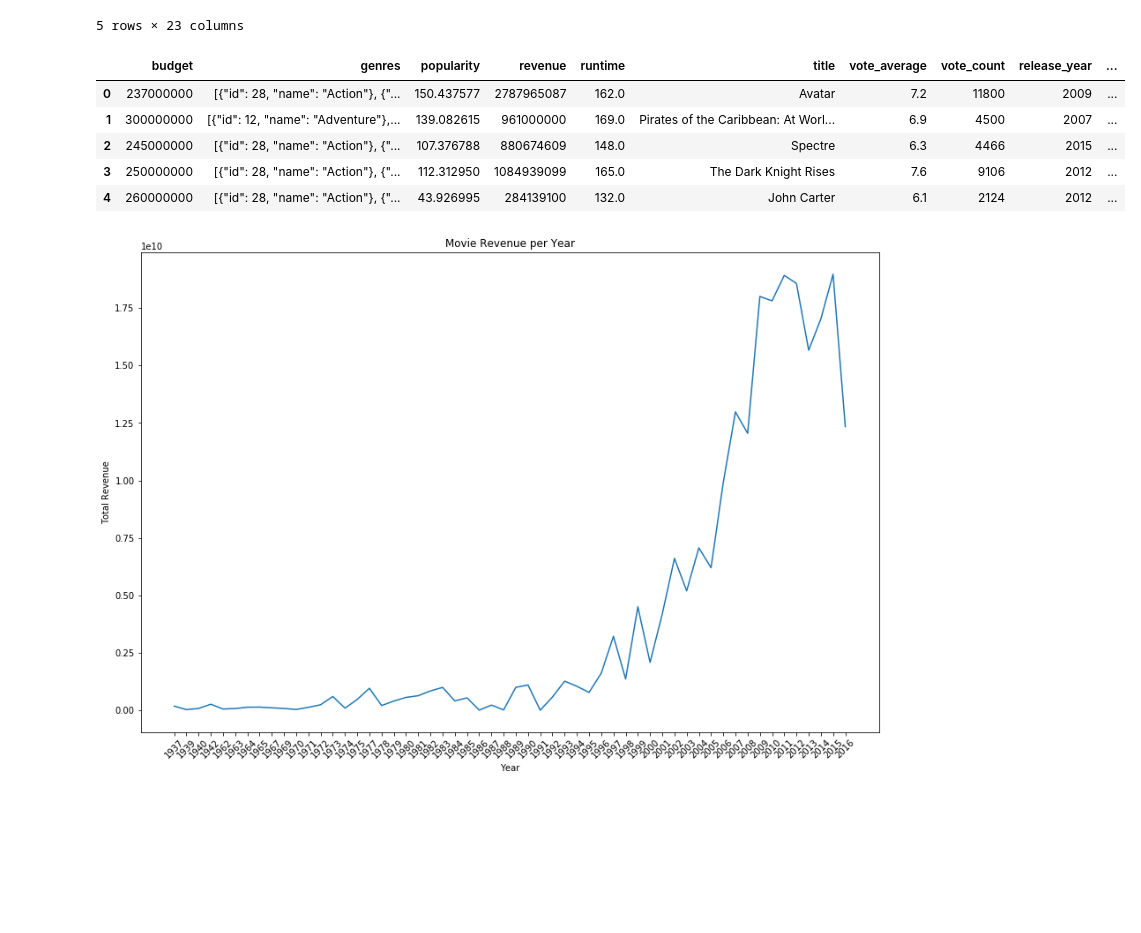
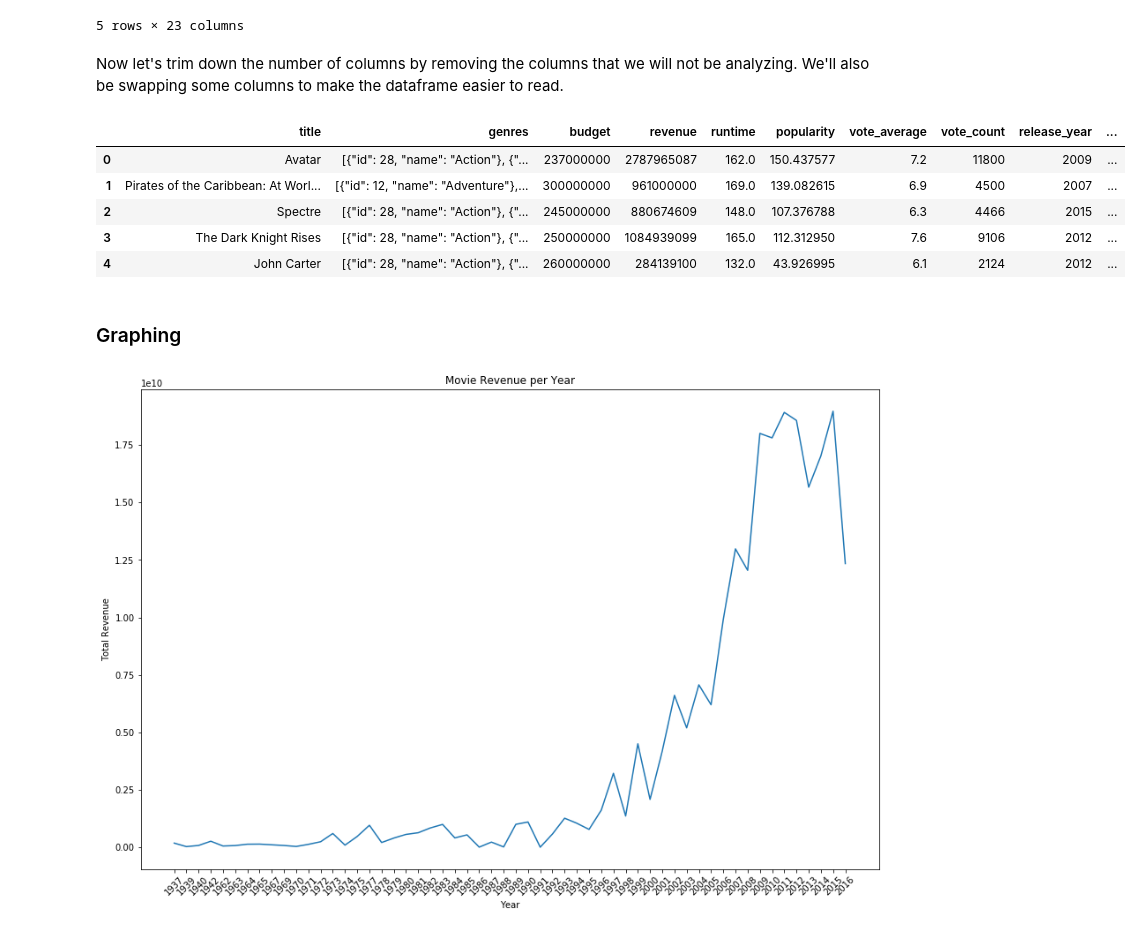
Before and after one commit to atulbharati/kevinh415.github.io, a Jupyter notebook: Movie.ipynb, the cells around one changed output. Cells and saved outputs as stored; diff of their text form; code cells hidden in the pictures; blank space fills up the shorter version.

Commit message:
Added 'Looking at the Genres' and other minor tweaks

```diff
--- a/Movie.ipynb
+++ b/Movie.ipynb
@@ -73,17 +81,38 @@ movies.head()
 | 3 | 250000000 | [{"id": 28, "name": "Action"}, {"... | http://www.thedarkknightrises.com/ | 49026 | [{"id": 849, "name": "dc comics"}... | en | The Dark Knight Rises | Following the death of District A... | ... |
 | 4 | 260000000 | [{"id": 28, "name": "Action"}, {"... | http://movies.disney.com/john-carter | 49529 | [{"id": 818, "name": "based on no... | en | John Carter | John Carter is a war-weary, forme... | ... |
 5 rows × 23 columns
+# %% [markdown]
+Now let's trim down the number of columns by removing the columns that we will not be analyzing.
+We'll also be swapping some columns to make the dataframe easier to read.
 # %%
 # Remove columns that are not vital for analysis
 movies.drop(columns=['release_date', 'original_language', 'status', 'keywords', 'original_title', 'overview', 'homepage', 'id', 'production_companies', 'production_countries', 'spoken_languages', 'tagline'], inplace=True)
+
+#swap the headers
+# budget with title
+col_list = list(movies)
+col_list[0], col_list[5] = col_list[5], col_list[0]
+# budget with popularity
+col_list[2], col_list[5] = col_list[5], col_list[2]
+
+#swap the values of the columns
+movies.columns = col_list
+c = movies.columns
+# budget with title
+movies[[c[0], c[5]]] = movies[[c[5], c[0]]]
+# budget with popularity
+movies[[c[2], c[5]]] = movies[[c[5], c[2]]]
+
 movies.head()
 # %% [output]
-|  | budget | genres | popularity | revenue | runtime | title | vote_average | vote_count | release_year | ... |
-| 0 | 237000000 | [{"id": 28, "name": "Action"}, {"... | 150.437577 | 2787965087 | 162.0 | Avatar | 7.2 | 11800 | 2009 | ... |
-| 1 | 300000000 | [{"id": 12, "name": "Adventure"},... | 139.082615 | 961000000 | 169.0 | Pirates of the Caribbean: At Worl... | 6.9 | 4500 | 2007 | ... |
-| 2 | 245000000 | [{"id": 28, "name": "Action"}, {"... | 107.376788 | 880674609 | 148.0 | Spectre | 6.3 | 4466 | 2015 | ... |
-| 3 | 250000000 | [{"id": 28, "name": "Action"}, {"... | 112.312950 | 1084939099 | 165.0 | The Dark Knight Rises | 7.6 | 9106 | 2012 | ... |
-| 4 | 260000000 | [{"id": 28, "name": "Action"}, {"... | 43.926995 | 284139100 | 132.0 | John Carter | 6.1 | 2124 | 2012 | ... |
+|  | title | genres | budget | revenue | runtime | popularity | vote_average | vote_count | release_year | ... |
+| 0 | Avatar | [{"id": 28, "name": "Action"}, {"... | 237000000 | 2787965087 | 162.0 | 150.437577 | 7.2 | 11800 | 2009 | ... |
+| 1 | Pirates of the Caribbean: At Worl... | [{"id": 12, "name": "Adventure"},... | 300000000 | 961000000 | 169.0 | 139.082615 | 6.9 | 4500 | 2007 | ... |
+| 2 | Spectre | [{"id": 28, "name": "Action"}, {"... | 245000000 | 880674609 | 148.0 | 107.376788 | 6.3 | 4466 | 2015 | ... |
+| 3 | The Dark Knight Rises | [{"id": 28, "name": "Action"}, {"... | 250000000 | 1084939099 | 165.0 | 112.312950 | 7.6 | 9106 | 2012 | ... |
+| 4 | John Carter | [{"id": 28, "name": "Action"}, {"... | 260000000 | 284139100 | 132.0 | 43.926995 | 6.1 | 2124 | 2012 | ... |
+# %% [markdown]
+### Graphing
 # %%
 revenue_per_year = movies.groupby(['release_year'])['revenue'].sum()
 revenue_per_year = pd.DataFrame({'release_year':revenue_per_year.index, 'total_revenue':revenue_per_year.values})
```
Also changed, not shown: parts of 7 cells of this notebook.
